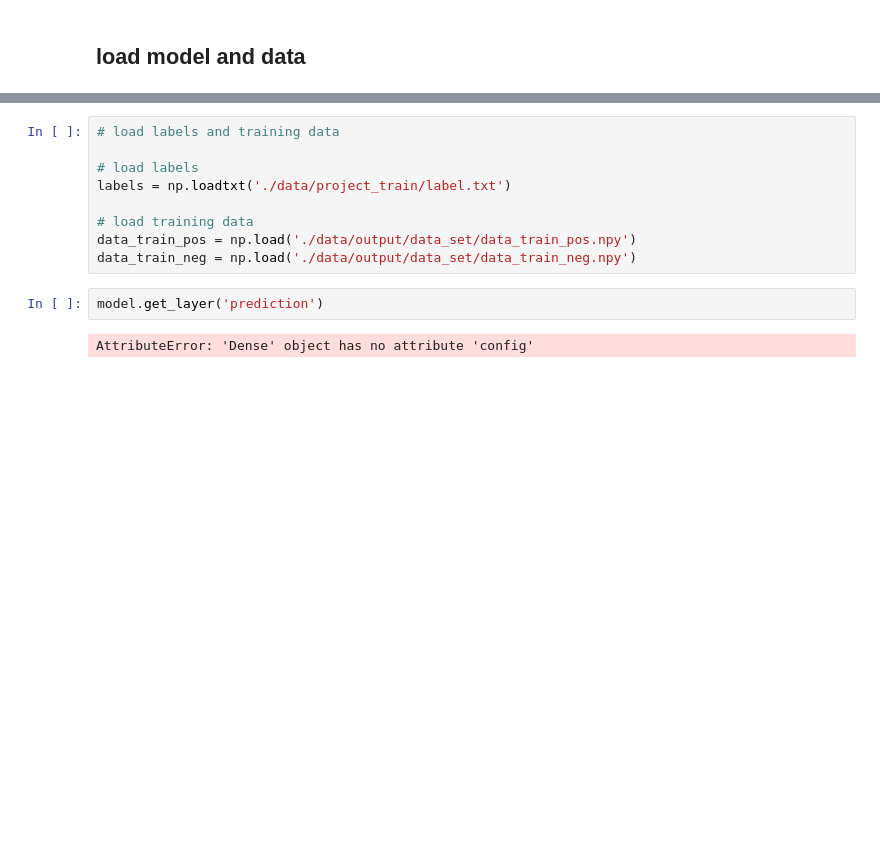
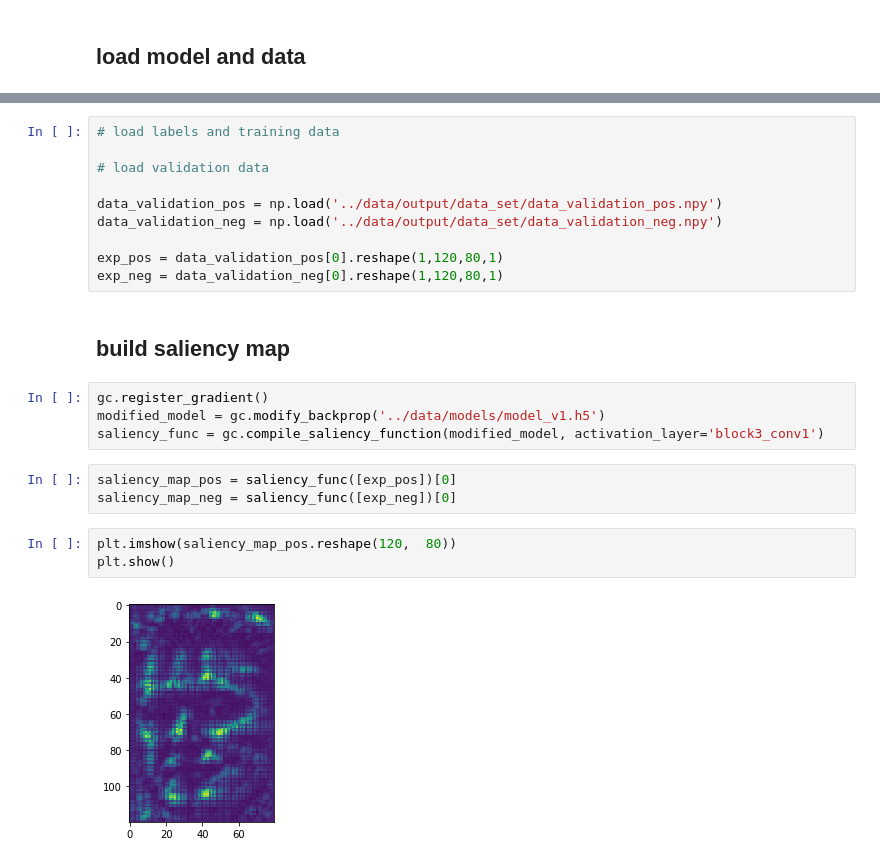
Before and after one commit to EnzoSeason/cnn_face_recogntion, a Jupyter notebook: notebook/visualization.ipynb, the cells around one changed output, grey strips where cells are left out. Saved outputs shown, nothing was run; the diff lists cells and outputs as text; blank space fills up the shorter version.

Commit message:
build guided_backprop saliency map

```diff
--- a/notebook/visualization.ipynb
+++ b/notebook/visualization.ipynb
@@ -30,13 +51,24 @@ model = load_model('./data/models/model_v1.h5')
 # %%
 # load labels and training data
 
-# load labels
-labels = np.loadtxt('./data/project_train/label.txt')
+# load validation data
 
-# load training data
-data_train_pos = np.load('./data/output/data_set/data_train_pos.npy')
-data_train_neg = np.load('./data/output/data_set/data_train_neg.npy')
+data_validation_pos = np.load('../data/output/data_set/data_validation_pos.npy')
+data_validation_neg = np.load('../data/output/data_set/data_validation_neg.npy')
+
+exp_pos = data_validation_pos[0].reshape(1,120,80,1)
+exp_neg = data_validation_neg[0].reshape(1,120,80,1)
-# %%
-model.get_layer('prediction')
-# %% [output]
-AttributeError: 'Dense' object has no attribute 'config'
+# %% [markdown]
+## build saliency map
+# %%
+gc.register_gradient()
+modified_model = gc.modify_backprop('../data/models/model_v1.h5')
+saliency_func = gc.compile_saliency_function(modified_model, activation_layer='block3_conv1')
+# %%
+saliency_map_pos = saliency_func([exp_pos])[0]
+saliency_map_neg = saliency_func([exp_neg])[0]
+# %%
+plt.imshow(saliency_map_pos.reshape(120,  80))
+plt.show()
+# %% [output]
+[figure, added]
```
Also changed, not shown: parts of 3 cells of this notebook, 2 other files.
